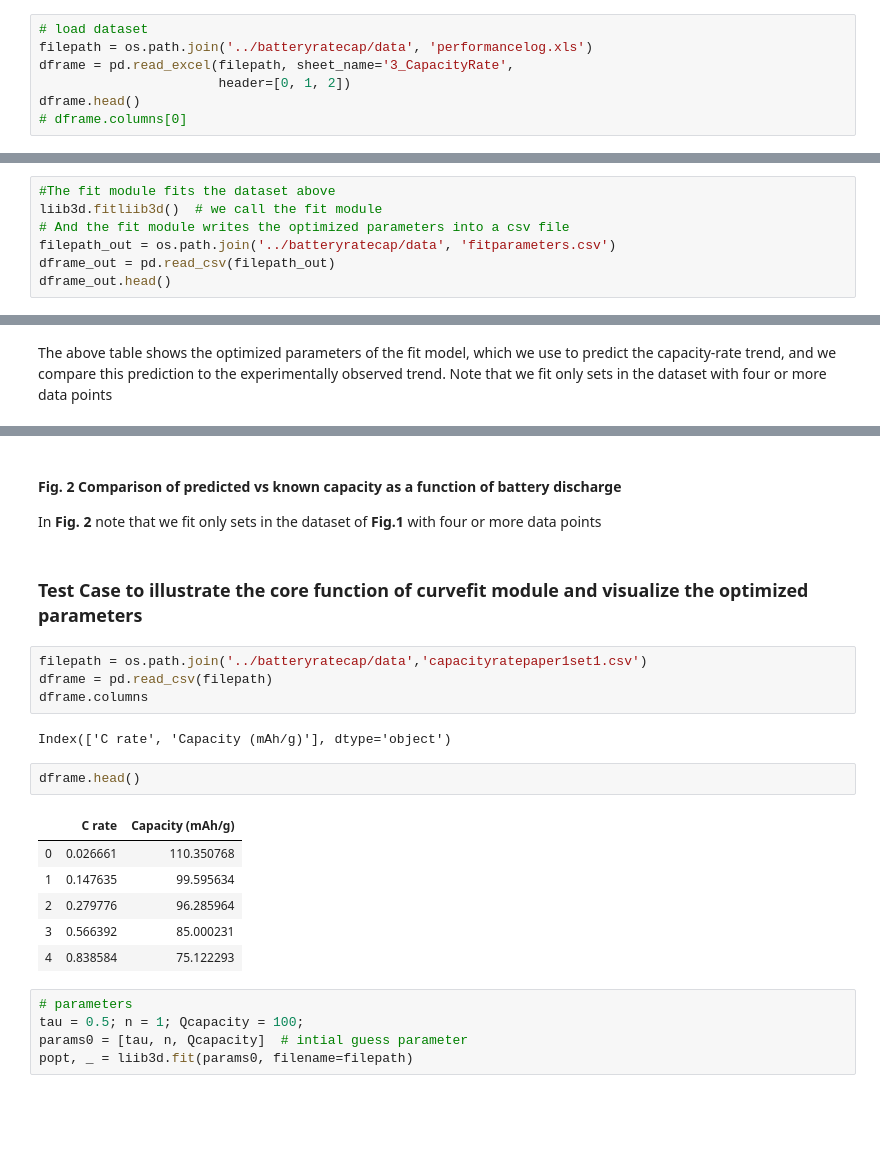
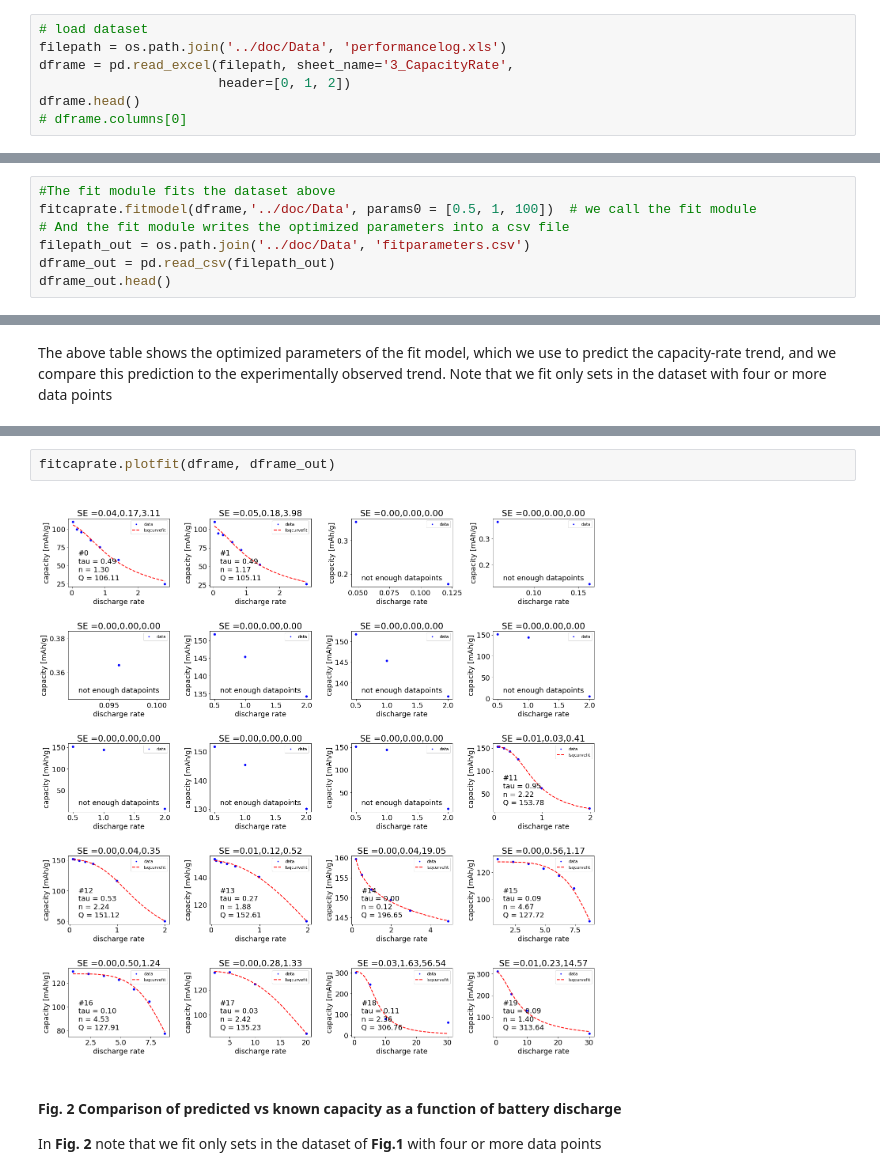
Before and after one commit to BatteryDesign/BatteryRateCap, a Jupyter notebook: Demo/Demo_curvefit.ipynb, the cells around one changed output, grey strips where cells are left out. Cells and saved outputs as stored; diff of their text form; blank space fills up the shorter version.

```diff
--- a/Demo/Demo_curvefit.ipynb
+++ b/Demo/Demo_curvefit.ipynb
@@ -22,7 +18,7 @@ matplotlib.rcParams.update({'font.size': 20})
 We explore the dataset of the battery capacity as a function of discharge rate
 # %%
 # load dataset
-filepath = os.path.join('../batteryratecap/data', 'performancelog.xls')
+filepath = os.path.join('../doc/Data', 'performancelog.xls')
 dframe = pd.read_excel(filepath, sheet_name='3_CapacityRate',
                        header=[0, 1, 2])
 dframe.head()
@@ -70,9 +66,9 @@ Next we fit the capacity vs rate discharge model to the dataset.
 We use this dataset to determine the parameters of the model: the discharge rate constant, the n factor for the discharge rate, and the specific capacity. We use these parameters to make predictions of the mass normalized capacity, and we compare these results to the known values.
 # %%
 #The fit module fits the dataset above
-liib3d.fitliib3d()  # we call the fit module
+fitcaprate.fitmodel(dframe,'../doc/Data', params0 = [0.5, 1, 100])  # we call the fit module
 # And the fit module writes the optimized parameters into a csv file
-filepath_out = os.path.join('../batteryratecap/data', 'fitparameters.csv')
+filepath_out = os.path.join('../doc/Data', 'fitparameters.csv')
 dframe_out = pd.read_csv(filepath_out)
 dframe_out.head()
 # %% [output]
@@ -142,25 +84,7 @@ for i in range(int(len(dframe.columns)/2)):
+# %%
+fitcaprate.plotfit(dframe, dframe_out)
+# %% [output]
+[figure, added]
 # %% [markdown]
 #### Fig. 2 Comparison of predicted vs known capacity as a function of battery discharge
 In **Fig. 2** note that we fit only sets in the dataset of **Fig.1** with four or  more data points
-# %% [markdown]
-### Test Case to illustrate the core function of curvefit module and visualize the optimized parameters
-# %%
-filepath = os.path.join('../batteryratecap/data','capacityratepaper1set1.csv')
-dframe = pd.read_csv(filepath)
-dframe.columns
-# %% [output]
-Index(['C rate', 'Capacity (mAh/g)'], dtype='object')
-# %%
-dframe.head()
-# %% [output]
-|  | C rate | Capacity (mAh/g) |
-| 0 | 0.026661 | 110.350768 |
-| 1 | 0.147635 | 99.595634 |
-| 2 | 0.279776 | 96.285964 |
-| 3 | 0.566392 | 85.000231 |
-| 4 | 0.838584 | 75.122293 |
-# %%
-# parameters
-tau = 0.5; n = 1; Qcapacity = 100;
-params0 = [tau, n, Qcapacity]  # intial guess parameter
-popt, _ = liib3d.fit(params0, filename=filepath)
```
Also changed, not shown: parts of 4 cells of this notebook, 5 other files.
